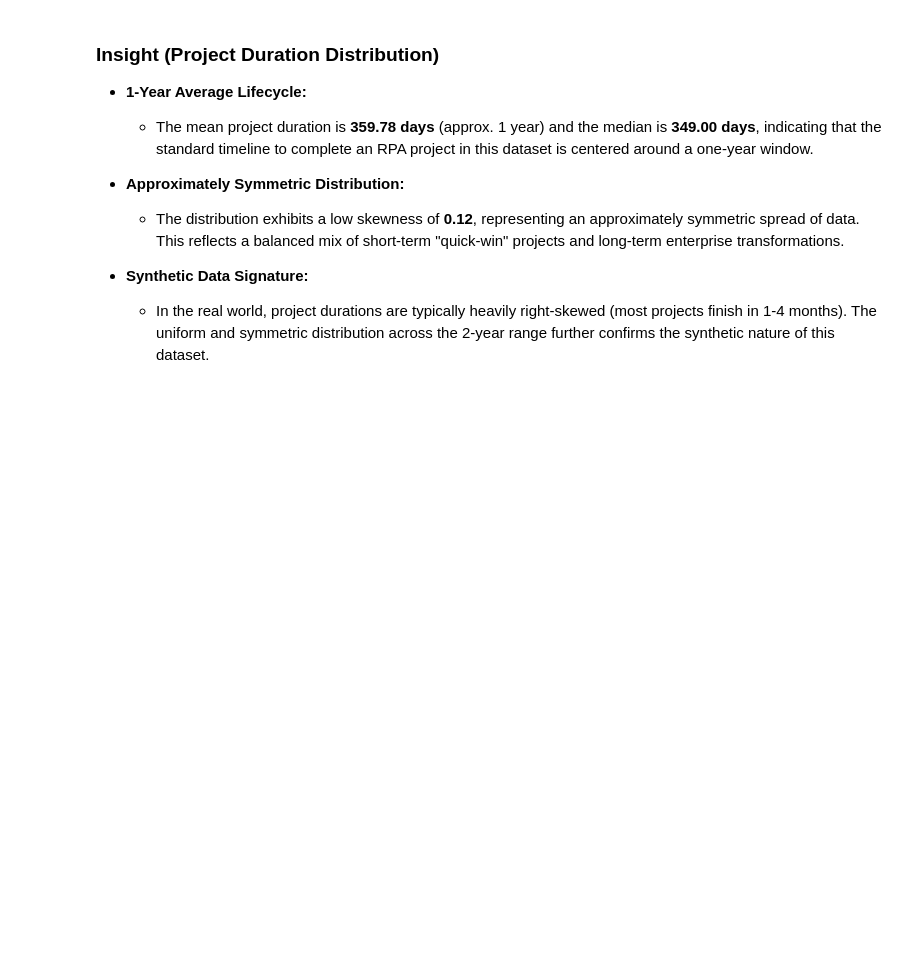
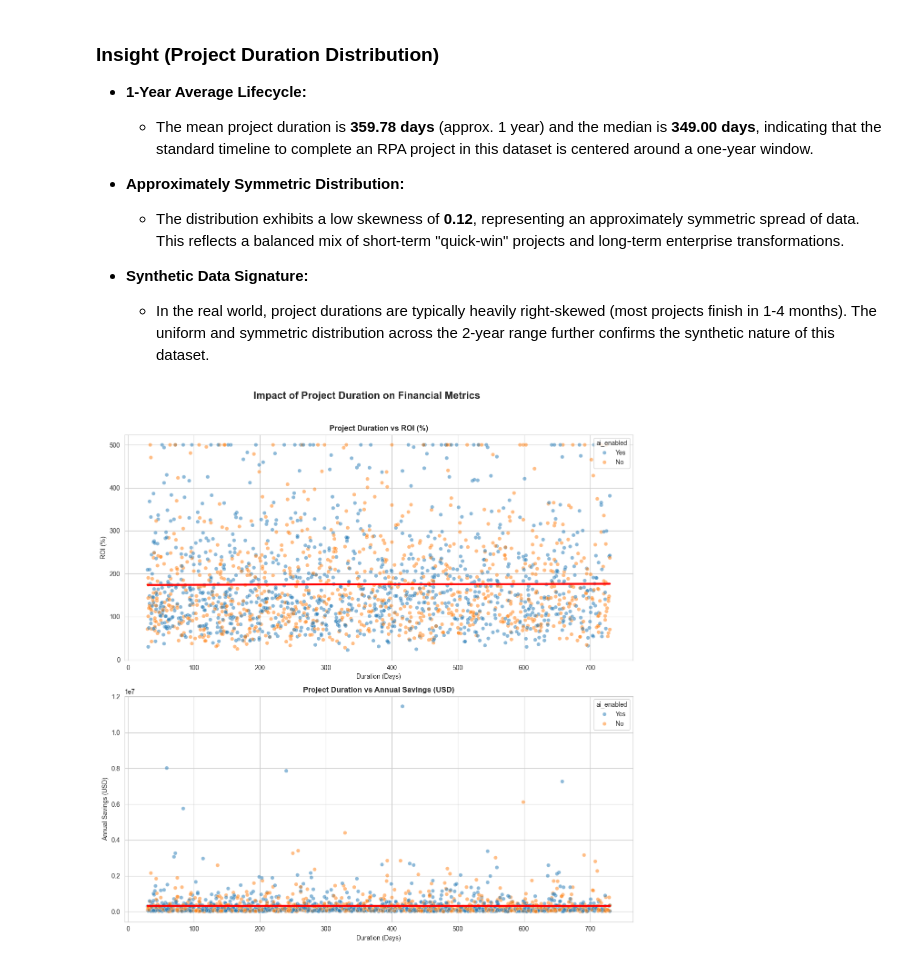
Before and after one commit to fathirrizkifadillah/Worldwide-Robotic-Process-Automation-Database-2026, a Jupyter notebook: main.ipynb, the cells around one changed output. Drawn from its saved outputs; the diff is of its cells as text; code cells hidden in the pictures; blank space fills up the shorter version.

Commit message:
Impact of Project Duration on Financial Metrics

```diff
--- a/main.ipynb
+++ b/main.ipynb
@@ -1594,33 +1594,44 @@ plt.show()
 # %%
 metrics = ['roi_percent', 'annual_savings_usd']
 titles = ['Project Duration vs ROI (%)', 'Project Duration vs Annual Savings (USD)']
 y_labels = ['ROI (%)', 'Annual Savings (USD)']
 
-fig, ax = plt.subplots(1, 2, figsize=(16, 6))
+fig, ax = plt.subplots(2, 1, figsize=(12, 12))
 ax = ax.flatten()
+
+df_sample = completed_bot.sample(n=2000, random_state=42)
 
 for i, col in enumerate(metrics):
     sns.scatterplot(
-        data=completed_bot,
+        data=df_sample,
         x='duration(days)',
         y=col,
         hue='ai_enabled',
         ax=ax[i],
         alpha=0.5
     )
 
     sns.regplot(
         data=completed_bot,
         x='duration(days)',
         y=col,
         scatter=False,
         ax=ax[i],
-        color='red'
+        color='red',
+        line_kws={'linewidth': 3, 'zorder': 5}
     )
 
     ax[i].set_title(titles[i], fontsize=12, fontweight='bold')
     ax[i].set_xlabel('Duration (Days)')
     ax[i].set_ylabel(y_labels[i])
 
+plt.suptitle('Impact of Project Duration on Financial Metrics', fontsize=16, fontweight='bold', y=1.02)
+
 plt.tight_layout()
+
+filepath = os.path.join('img', 'Project_Duration_vs_Financial_Metrics.png')
+plt.savefig(filepath, dpi=300, bbox_inches='tight', facecolor='white')
+
 plt.show()
+# %% [output]
+[figure, added]
```
Also changed, not shown: 1 other file.
